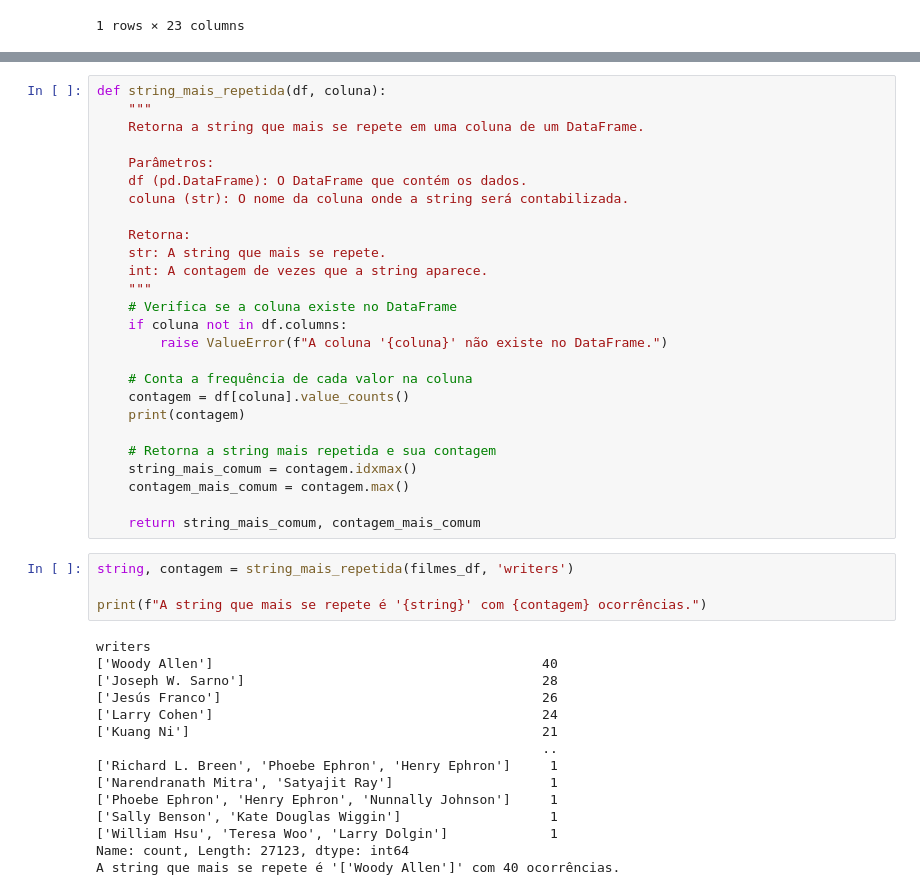
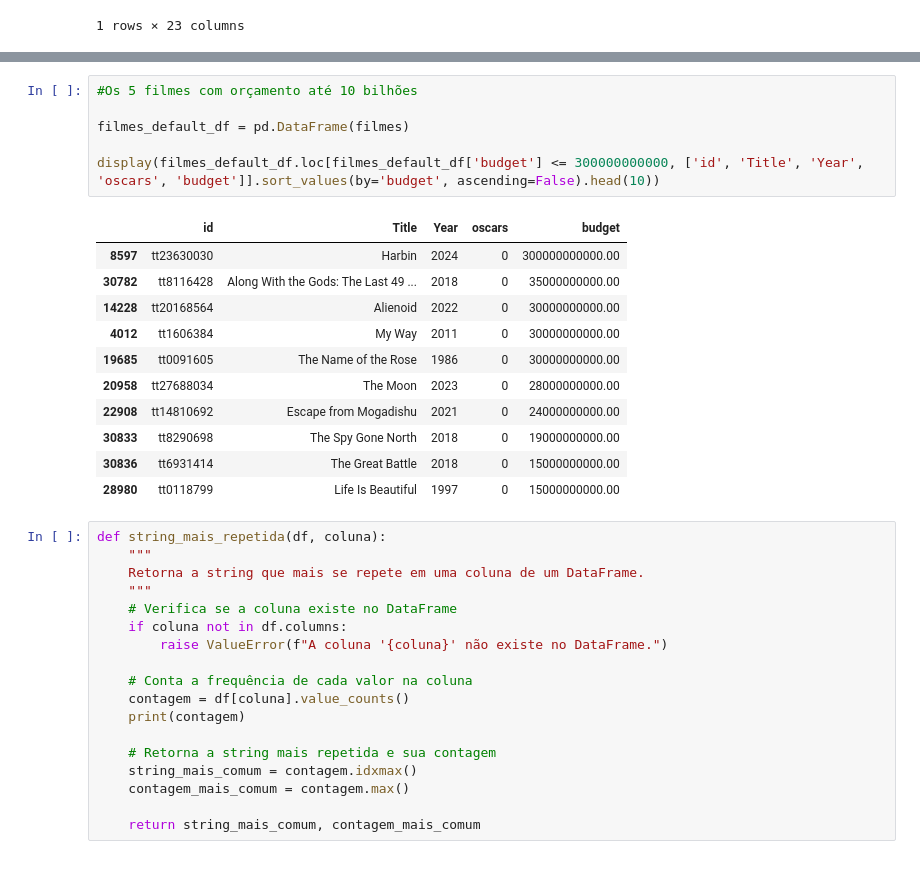
Before and after one commit to jvitsilva/Statistics_for_Data-Science, a Jupyter notebook: notebooktest.ipynb, the cells around one changed output, grey strips where cells are left out. Saved outputs shown, nothing was run; the diff lists cells and outputs as text.

```diff
--- a/notebooktest.ipynb
+++ b/notebooktest.ipynb
@@ -132,15 +269,25 @@ Os oscars dos filmes vão de 0 até 11
+# %%
+#Os 5 filmes com orçamento até 10 bilhões
+
+filmes_default_df = pd.DataFrame(filmes)
+
+display(filmes_default_df.loc[filmes_default_df['budget'] <= 300000000000, ['id', 'Title', 'Year', 'oscars', 'budget']].sort_values(by='budget', ascending=False).head(10))
+# %% [output]
+|  | id | Title | Year | oscars | budget |
+| 8597 | tt23630030 | Harbin | 2024 | 0 | 300000000000.00 |
+| 30782 | tt8116428 | Along With the Gods: The Last 49 ... | 2018 | 0 | 35000000000.00 |
+| 14228 | tt20168564 | Alienoid | 2022 | 0 | 30000000000.00 |
+| 4012 | tt1606384 | My Way | 2011 | 0 | 30000000000.00 |
+| 19685 | tt0091605 | The Name of the Rose | 1986 | 0 | 30000000000.00 |
+| 20958 | tt27688034 | The Moon | 2023 | 0 | 28000000000.00 |
+| 22908 | tt14810692 | Escape from Mogadishu | 2021 | 0 | 24000000000.00 |
+| 30833 | tt8290698 | The Spy Gone North | 2018 | 0 | 19000000000.00 |
+| 30836 | tt6931414 | The Great Battle | 2018 | 0 | 15000000000.00 |
+| 28980 | tt0118799 | Life Is Beautiful | 1997 | 0 | 15000000000.00 |
 # %%
 def string_mais_repetida(df, coluna):
     """
     Retorna a string que mais se repete em uma coluna de um DataFrame.
-
-    Parâmetros:
-    df (pd.DataFrame): O DataFrame que contém os dados.
-    coluna (str): O nome da coluna onde a string será contabilizada.
-
-    Retorna:
-    str: A string que mais se repete.
-    int: A contagem de vezes que a string aparece.
     """
     # Verifica se a coluna existe no DataFrame
     if coluna not in df.columns:
@@ -155,22 +302,3 @@ def string_mais_repetida(df, coluna):
     contagem_mais_comum = contagem.max()
 
     return string_mais_comum, contagem_mais_comum
-# %%
-string, contagem = string_mais_repetida(filmes_df, 'writers')
-
-print(f"A string que mais se repete é '{string}' com {contagem} ocorrências.")
-# %% [output]
-writers
-['Woody Allen']                                          40
-['Joseph W. Sarno']                                      28
-['Jesús Franco']                                         26
-['Larry Cohen']                                          24
-['Kuang Ni']                                             21
-                                                         ..
-['Richard L. Breen', 'Phoebe Ephron', 'Henry Ephron']     1
-['Narendranath Mitra', 'Satyajit Ray']                    1
-['Phoebe Ephron', 'Henry Ephron', 'Nunnally Johnson']     1
-['Sally Benson', 'Kate Douglas Wiggin']                   1
-['William Hsu', 'Teresa Woo', 'Larry Dolgin']             1
-Name: count, Length: 27123, dtype: int64
-A string que mais se repete é '['Woody Allen']' com 40 ocorrências.
```
Also changed, not shown: parts of 18 cells of this notebook.
